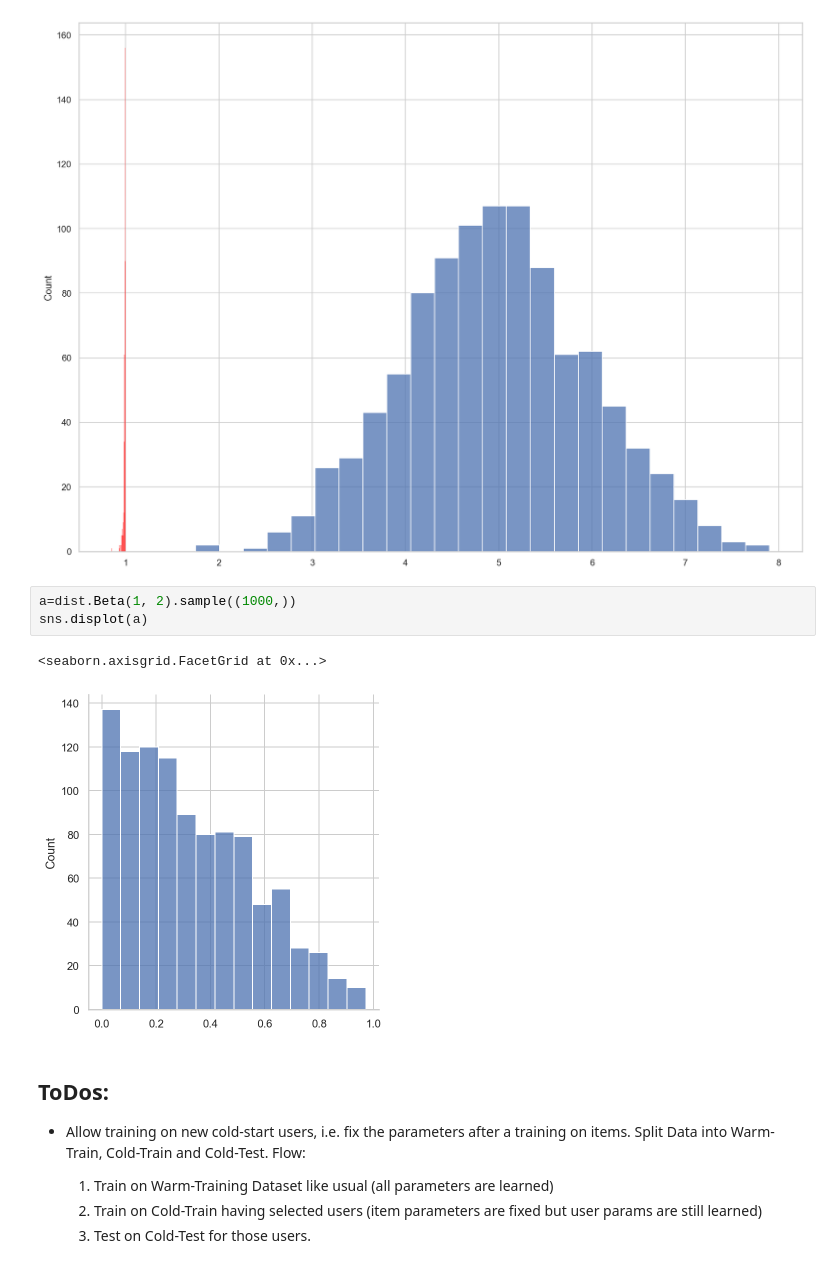
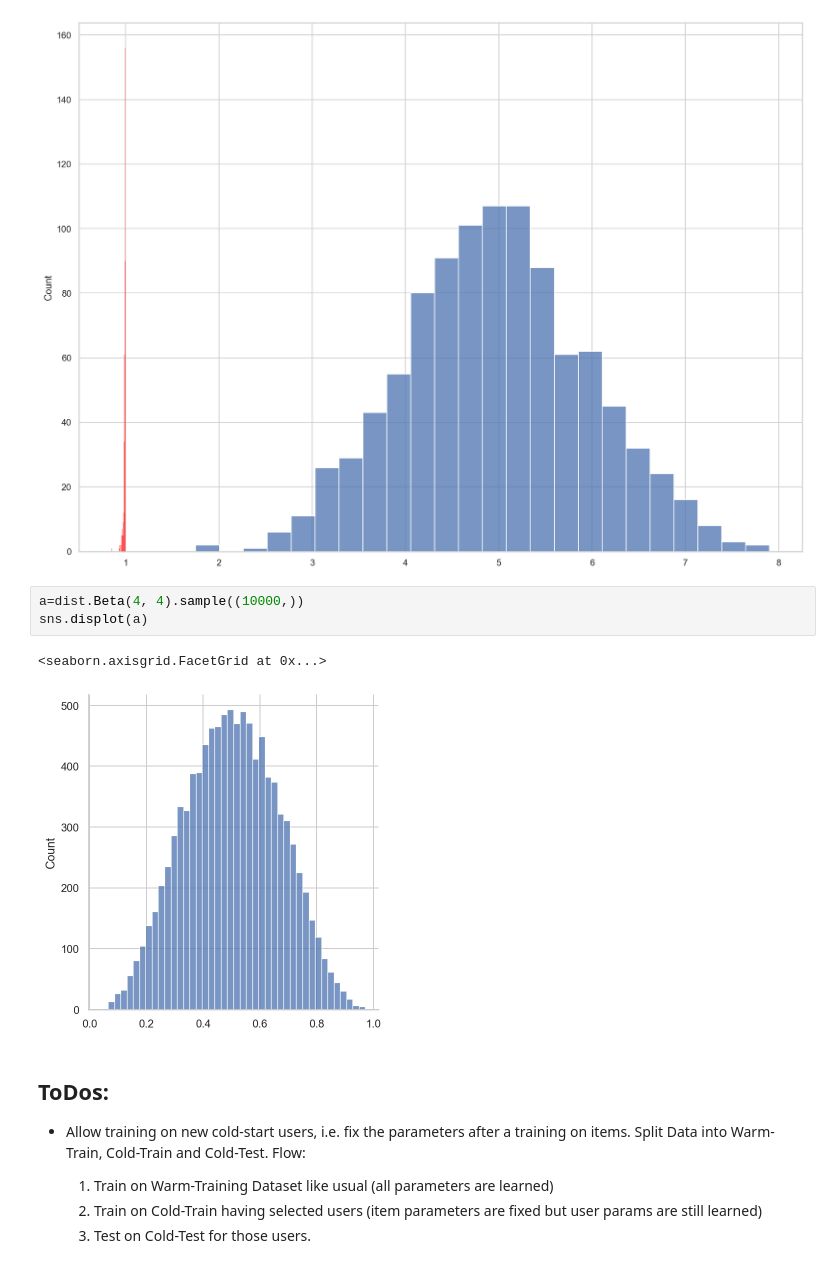
Before and after one commit to FlorianWilhelm/lda4rec, a Jupyter notebook: notebooks/03-experimenting.ipynb, the cells around one changed output. Drawn from its saved outputs; the diff is of its cells as text.

```diff
--- a/notebooks/03-experimenting.ipynb
+++ b/notebooks/03-experimenting.ipynb
@@ -54,11 +54,11 @@ plt.show()
 # %% [output]
 [figure]
 # %%
-a=dist.Beta(1, 2).sample((1000,))
+a=dist.Beta(4, 4).sample((10000,))
 sns.displot(a)
 # %% [output]
 <seaborn.axisgrid.FacetGrid at 0x...>
-[figure, old version]
+[figure, new version]
 # %% [markdown]
 ## ToDos:
 
```
Also changed, not shown: 2 other files.
